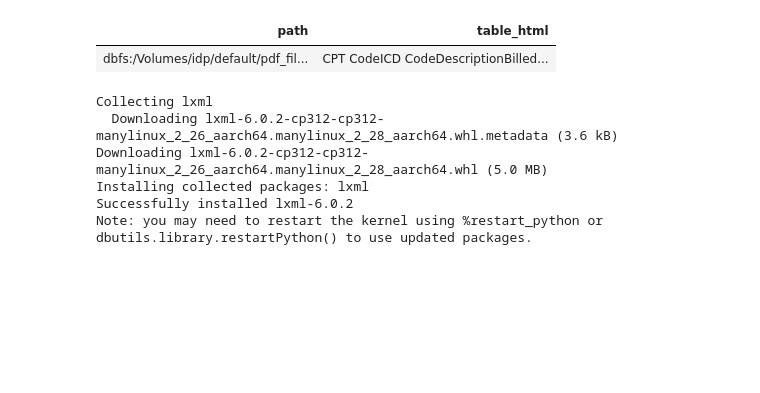
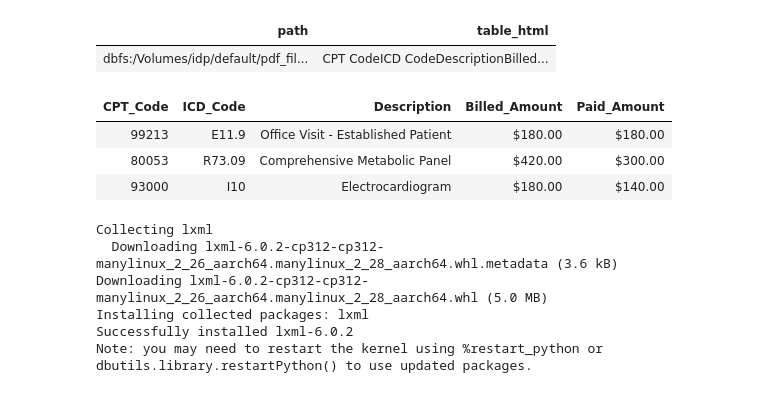
Before and after one commit to KhdaraBasha/databricks-idp, a Jupyter notebook: IDP_Series (1).ipynb, the cells around one changed output. Saved outputs shown, nothing was run; the diff lists cells and outputs as text; code cells hidden in the pictures; blank space fills up the shorter version.

```diff
--- a/IDP_Series (1).ipynb
+++ b/IDP_Series (1).ipynb
@@ -44,6 +44,32 @@ select * from structured_tables
 # %% [output]
 | path | table_html |
 | dbfs:/Volumes/idp/default/pdf_fil... | CPT CodeICD CodeDescriptionBilled... |
+# %%
+%sql
+-- Extract structured rows from HTML tables in table_html
+with rows as
+  (
+  select *
+  from structured_tables
+  LATERAL VIEW explode(regexp_extract_all(table_html,'<tr>(.*?)</tr>',1)) t AS tr
+  ), data_rows as
+  (
+  select path, tr
+  from rows
+  where tr like '%<td>%'
+  )
+  select
+    ai_extract(tr, array('CPT Code')).`CPT Code` as CPT_Code,
+    ai_extract(tr, array('ICD Code')).`ICD Code` as ICD_Code,
+    ai_extract(tr, array('Description')).`Description` as Description,
+    ai_extract(tr, array('Billed Amount')).`Billed Amount` as Billed_Amount,
+    ai_extract(tr, array('Paid Amount')).`Paid Amount` as Paid_Amount
+  from data_rows
+# %% [output]
+| CPT_Code | ICD_Code | Description | Billed_Amount | Paid_Amount |
+| 99213 | E11.9 | Office Visit - Established Patient | $180.00 | $180.00 |
+| 80053 | R73.09 | Comprehensive Metabolic Panel | $420.00 | $300.00 |
+| 93000 | I10 | Electrocardiogram | $180.00 | $140.00 |
 # %%
 # Install the lxml library required for pandas.read_html
 %pip install lxml
```
Also changed, not shown: 1 other file.
